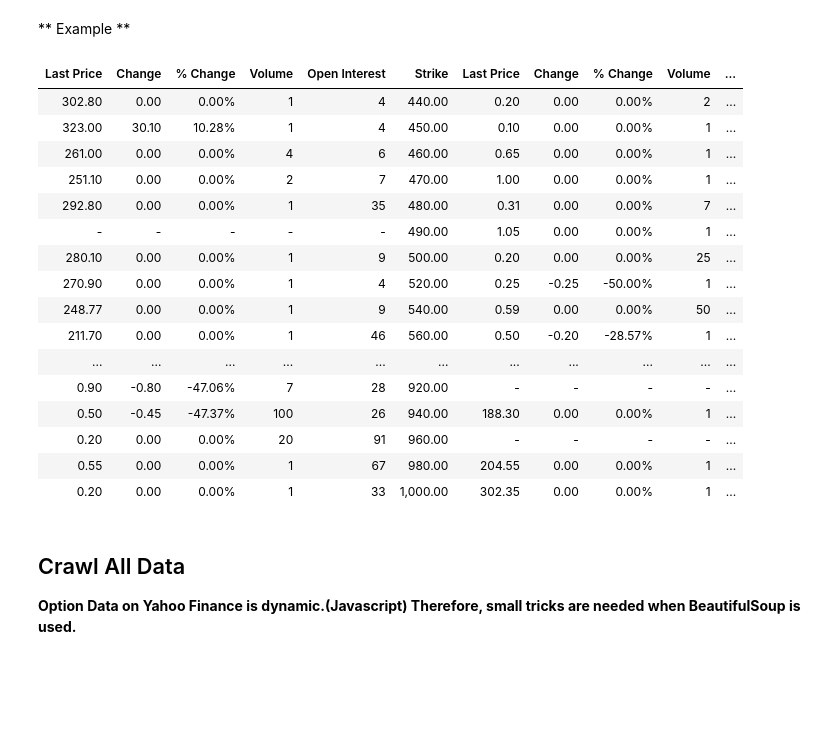
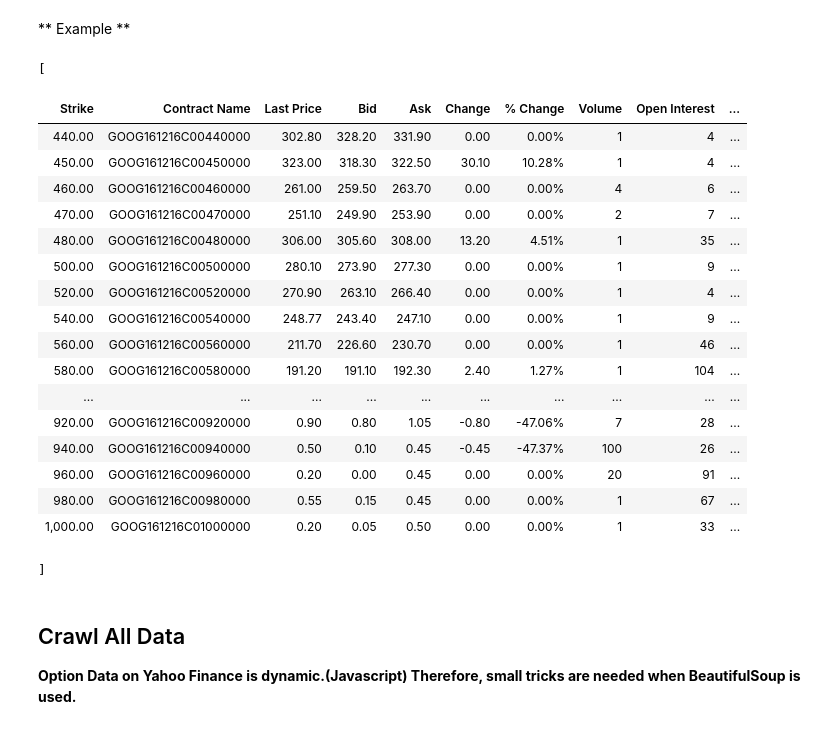
Before and after one commit to MiyainNYC/Financial-Modeling, a Jupyter notebook: Financial Data Crawling.ipynb, the cells around one changed output. Saved outputs shown, nothing was run; the diff lists cells and outputs as text; code cells hidden in the pictures; blank space fills up the shorter version.

```diff
--- a/Financial Data Crawling.ipynb
+++ b/Financial Data Crawling.ipynb
@@ -26,33 +27,36 @@ maturity_dates = [date(2016,12,16),date(2016,1,20),date(2016,2,17)]
 # %% [markdown]
 ** Example **
 # %%
-url = 'http://finance.yahoo.com/quote/GOOG/options?straddle=true&date=1481846400'
+url = 'http://finance.yahoo.com/quote/GOOG/options?date=1481846400'
 chromedriver = "/Users/Miya/Downloads/chromedriver.exe"
 os.environ["webdriver.chrome.driver"] = chromedriver
 driver = webdriver.Chrome(chromedriver)
 driver.get(url)
 html_source = driver.page_source
-table = soup.findAll('table','straddles')
+soup = BeautifulSoup(html_source,'html.parser')
+table = soup.findAll('table','calls')
 table_html = str(table)
 HTML(table_html)
 # %% [output]
+[
-| Last Price | Change | % Change | Volume | Open Interest | Strike | Last Price | Change | % Change | Volume | ... |
-| 302.80 | 0.00 | 0.00% | 1 | 4 | 440.00 | 0.20 | 0.00 | 0.00% | 2 | ... |
-| 323.00 | 30.10 | 10.28% | 1 | 4 | 450.00 | 0.10 | 0.00 | 0.00% | 1 | ... |
-| 261.00 | 0.00 | 0.00% | 4 | 6 | 460.00 | 0.65 | 0.00 | 0.00% | 1 | ... |
-| 251.10 | 0.00 | 0.00% | 2 | 7 | 470.00 | 1.00 | 0.00 | 0.00% | 1 | ... |
-| 292.80 | 0.00 | 0.00% | 1 | 35 | 480.00 | 0.31 | 0.00 | 0.00% | 7 | ... |
-| - | - | - | - | - | 490.00 | 1.05 | 0.00 | 0.00% | 1 | ... |
-| 280.10 | 0.00 | 0.00% | 1 | 9 | 500.00 | 0.20 | 0.00 | 0.00% | 25 | ... |
-| 270.90 | 0.00 | 0.00% | 1 | 4 | 520.00 | 0.25 | -0.25 | -50.00% | 1 | ... |
-| 248.77 | 0.00 | 0.00% | 1 | 9 | 540.00 | 0.59 | 0.00 | 0.00% | 50 | ... |
-| 211.70 | 0.00 | 0.00% | 1 | 46 | 560.00 | 0.50 | -0.20 | -28.57% | 1 | ... |
-| ... | ... | ... | ... | ... | ... | ... | ... | ... | ... | ... |
-| 0.90 | -0.80 | -47.06% | 7 | 28 | 920.00 | - | - | - | - | ... |
-| 0.50 | -0.45 | -47.37% | 100 | 26 | 940.00 | 188.30 | 0.00 | 0.00% | 1 | ... |
-| 0.20 | 0.00 | 0.00% | 20 | 91 | 960.00 | - | - | - | - | ... |
-| 0.55 | 0.00 | 0.00% | 1 | 67 | 980.00 | 204.55 | 0.00 | 0.00% | 1 | ... |
-| 0.20 | 0.00 | 0.00% | 1 | 33 | 1,000.00 | 302.35 | 0.00 | 0.00% | 1 | ... |
+| Strike | Contract Name | Last Price | Bid | Ask | Change | % Change | Volume | Open Interest | ... |
+| 440.00 | GOOG161216C00440000 | 302.80 | 328.20 | 331.90 | 0.00 | 0.00% | 1 | 4 | ... |
+| 450.00 | GOOG161216C00450000 | 323.00 | 318.30 | 322.50 | 30.10 | 10.28% | 1 | 4 | ... |
+| 460.00 | GOOG161216C00460000 | 261.00 | 259.50 | 263.70 | 0.00 | 0.00% | 4 | 6 | ... |
+| 470.00 | GOOG161216C00470000 | 251.10 | 249.90 | 253.90 | 0.00 | 0.00% | 2 | 7 | ... |
+| 480.00 | GOOG161216C00480000 | 306.00 | 305.60 | 308.00 | 13.20 | 4.51% | 1 | 35 | ... |
+| 500.00 | GOOG161216C00500000 | 280.10 | 273.90 | 277.30 | 0.00 | 0.00% | 1 | 9 | ... |
+| 520.00 | GOOG161216C00520000 | 270.90 | 263.10 | 266.40 | 0.00 | 0.00% | 1 | 4 | ... |
+| 540.00 | GOOG161216C00540000 | 248.77 | 243.40 | 247.10 | 0.00 | 0.00% | 1 | 9 | ... |
+| 560.00 | GOOG161216C00560000 | 211.70 | 226.60 | 230.70 | 0.00 | 0.00% | 1 | 46 | ... |
+| 580.00 | GOOG161216C00580000 | 191.20 | 191.10 | 192.30 | 2.40 | 1.27% | 1 | 104 | ... |
+| ... | ... | ... | ... | ... | ... | ... | ... | ... | ... |
+| 920.00 | GOOG161216C00920000 | 0.90 | 0.80 | 1.05 | -0.80 | -47.06% | 7 | 28 | ... |
+| 940.00 | GOOG161216C00940000 | 0.50 | 0.10 | 0.45 | -0.45 | -47.37% | 100 | 26 | ... |
+| 960.00 | GOOG161216C00960000 | 0.20 | 0.00 | 0.45 | 0.00 | 0.00% | 20 | 91 | ... |
+| 980.00 | GOOG161216C00980000 | 0.55 | 0.15 | 0.45 | 0.00 | 0.00% | 1 | 67 | ... |
+| 1,000.00 | GOOG161216C01000000 | 0.20 | 0.05 | 0.50 | 0.00 | 0.00% | 1 | 33 | ... |
+]
 # %% [markdown]
 ## Crawl All Data
 
```
Also changed, not shown: parts of 27 cells of this notebook.
